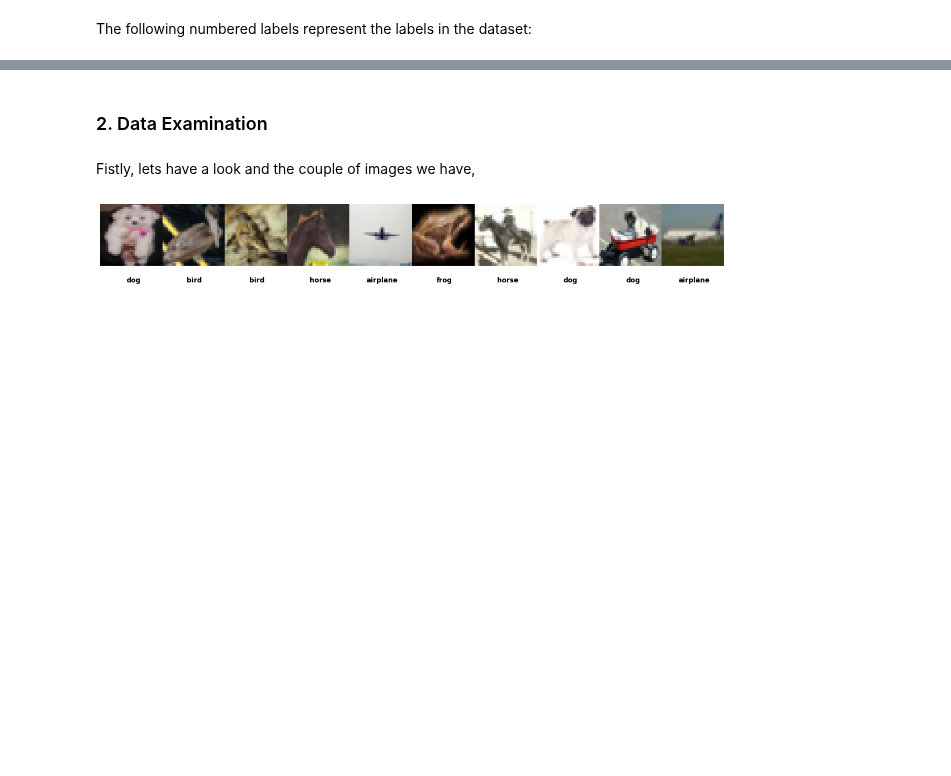
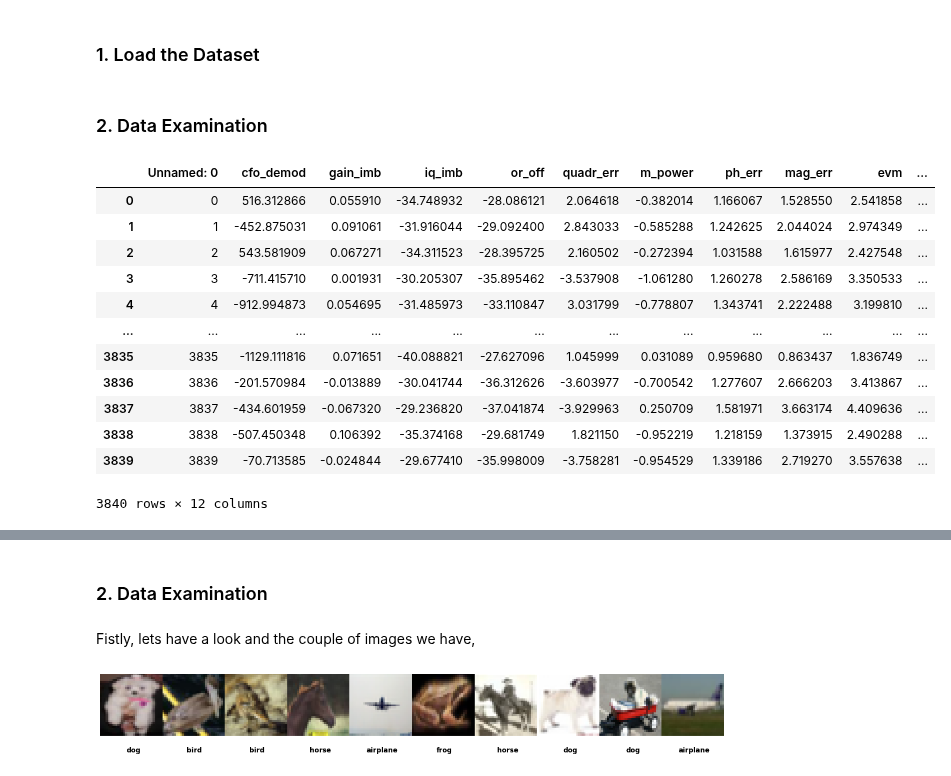
Before and after one commit to KassenBoyaubay/MPA-MLF-Exercises, a Jupyter notebook: Miniproject/Miniproject.ipynb, the cells around one changed output, grey strips where cells are left out. Cells and saved outputs as stored; diff of their text form; code cells hidden in the pictures; blank space fills up the shorter version.

```diff
--- a/Miniproject/Miniproject.ipynb
+++ b/Miniproject/Miniproject.ipynb
@@ -35,2 +54,0 @@ The dataset is already a part of the Keras library, so we can quickly load it us
-# %% [markdown]
-The following numbered labels represent the labels in the dataset:
@@ -38,0 +55,32 @@ labels = {0:'airplane',1:'automobile',2:'bird',3:'cat',4:'deer',5:'dog',6:'frog'
+# %% [markdown]
+### 1. Load the Dataset
+# %%
+x_test_path = 'x_test.csv'
+x_test = pd.read_csv(x_test_path)
+
+x_train_path = 'x_train.csv'
+x_train = pd.read_csv(x_train_path)
+
+y_train_path = 'y_train.csv'
+y_train = pd.read_csv(y_train_path)
+
+sample_file_path = 'sample_file.csv'
+sample_file = pd.read_csv(sample_file_path)
+# %% [markdown]
+### 2. Data Examination
+# %%
+x_test
+# %% [output]
+|  | Unnamed: 0 | cfo_demod | gain_imb | iq_imb | or_off | quadr_err | m_power | ph_err | mag_err | evm | ... |
+| 0 | 0 | 516.312866 | 0.055910 | -34.748932 | -28.086121 | 2.064618 | -0.382014 | 1.166067 | 1.528550 | 2.541858 | ... |
+| 1 | 1 | -452.875031 | 0.091061 | -31.916044 | -29.092400 | 2.843033 | -0.585288 | 1.242625 | 2.044024 | 2.974349 | ... |
+| 2 | 2 | 543.581909 | 0.067271 | -34.311523 | -28.395725 | 2.160502 | -0.272394 | 1.031588 | 1.615977 | 2.427548 | ... |
+| 3 | 3 | -711.415710 | 0.001931 | -30.205307 | -35.895462 | -3.537908 | -1.061280 | 1.260278 | 2.586169 | 3.350533 | ... |
+| 4 | 4 | -912.994873 | 0.054695 | -31.485973 | -33.110847 | 3.031799 | -0.778807 | 1.343741 | 2.222488 | 3.199810 | ... |
+| ... | ... | ... | ... | ... | ... | ... | ... | ... | ... | ... | ... |
+| 3835 | 3835 | -1129.111816 | 0.071651 | -40.088821 | -27.627096 | 1.045999 | 0.031089 | 0.959680 | 0.863437 | 1.836749 | ... |
+| 3836 | 3836 | -201.570984 | -0.013889 | -30.041744 | -36.312626 | -3.603977 | -0.700542 | 1.277607 | 2.666203 | 3.413867 | ... |
+| 3837 | 3837 | -434.601959 | -0.067320 | -29.236820 | -37.041874 | -3.929963 | 0.250709 | 1.581971 | 3.663174 | 4.409636 | ... |
+| 3838 | 3838 | -507.450348 | 0.106392 | -35.374168 | -29.681749 | 1.821150 | -0.952219 | 1.218159 | 1.373915 | 2.490288 | ... |
+| 3839 | 3839 | -70.713585 | -0.024844 | -29.677410 | -35.998009 | -3.758281 | -0.954529 | 1.339186 | 2.719270 | 3.557638 | ... |
+3840 rows × 12 columns
```
Also changed, not shown: parts of 18 cells of this notebook.
